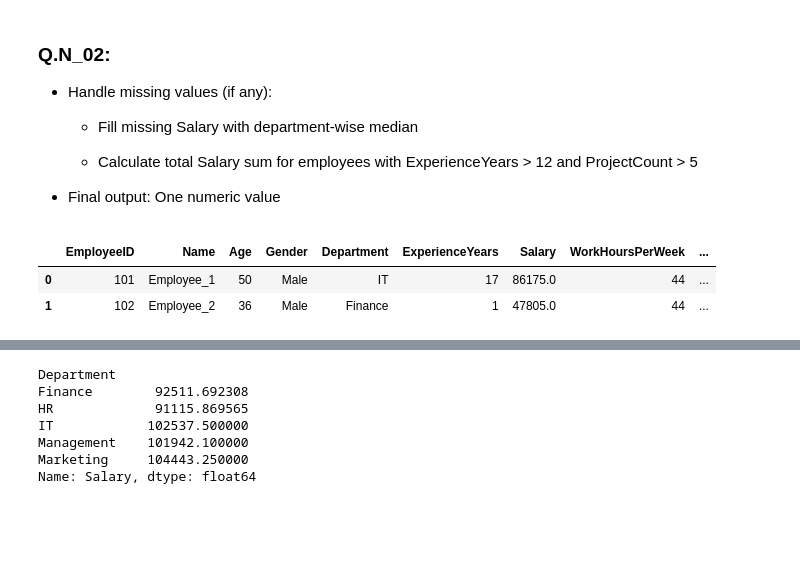
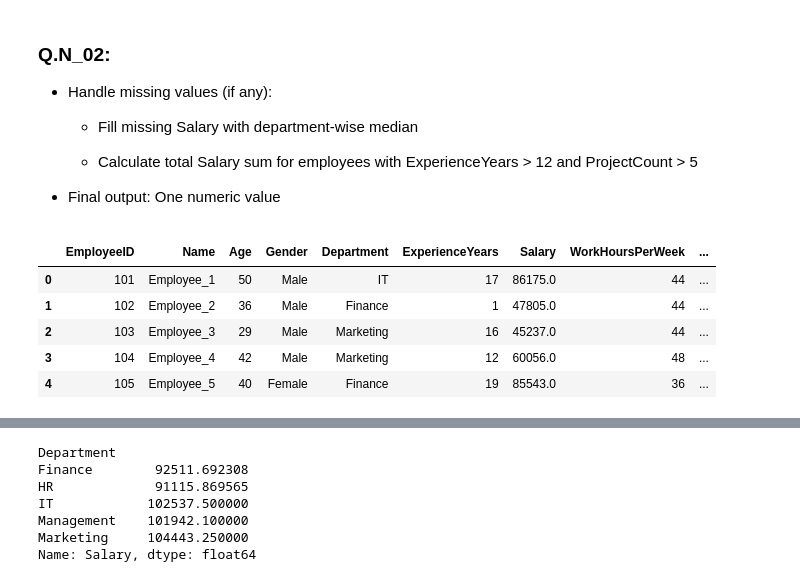
Before and after one commit to KzRaihan/Python_Statistics-Math-For-Machine-Learning, a Jupyter notebook: Module_18_Final_Exam_Python/_01_questions.ipynb, the cells around one changed output, grey strips where cells are left out. Drawn from its saved outputs; the diff is of its cells as text; code cells hidden in the pictures; blank space fills up the shorter version.

```diff
--- a/Module_18_Final_Exam_Python/_01_questions.ipynb
+++ b/Module_18_Final_Exam_Python/_01_questions.ipynb
@@ -83,8 +95,11 @@ Standard deviation: 13.84
 
 - Final output: One numeric value
 # %%
-df.head(2)
+df.head(5)
 # %% [output]
 |  | EmployeeID | Name | Age | Gender | Department | ExperienceYears | Salary | WorkHoursPerWeek | ... |
 | 0 | 101 | Employee_1 | 50 | Male | IT | 17 | 86175.0 | 44 | ... |
 | 1 | 102 | Employee_2 | 36 | Male | Finance | 1 | 47805.0 | 44 | ... |
+| 2 | 103 | Employee_3 | 29 | Male | Marketing | 16 | 45237.0 | 44 | ... |
+| 3 | 104 | Employee_4 | 42 | Male | Marketing | 12 | 60056.0 | 48 | ... |
+| 4 | 105 | Employee_5 | 40 | Female | Finance | 19 | 85543.0 | 36 | ... |
```
Also changed, not shown: parts of 51 cells of this notebook, 1 other file.
